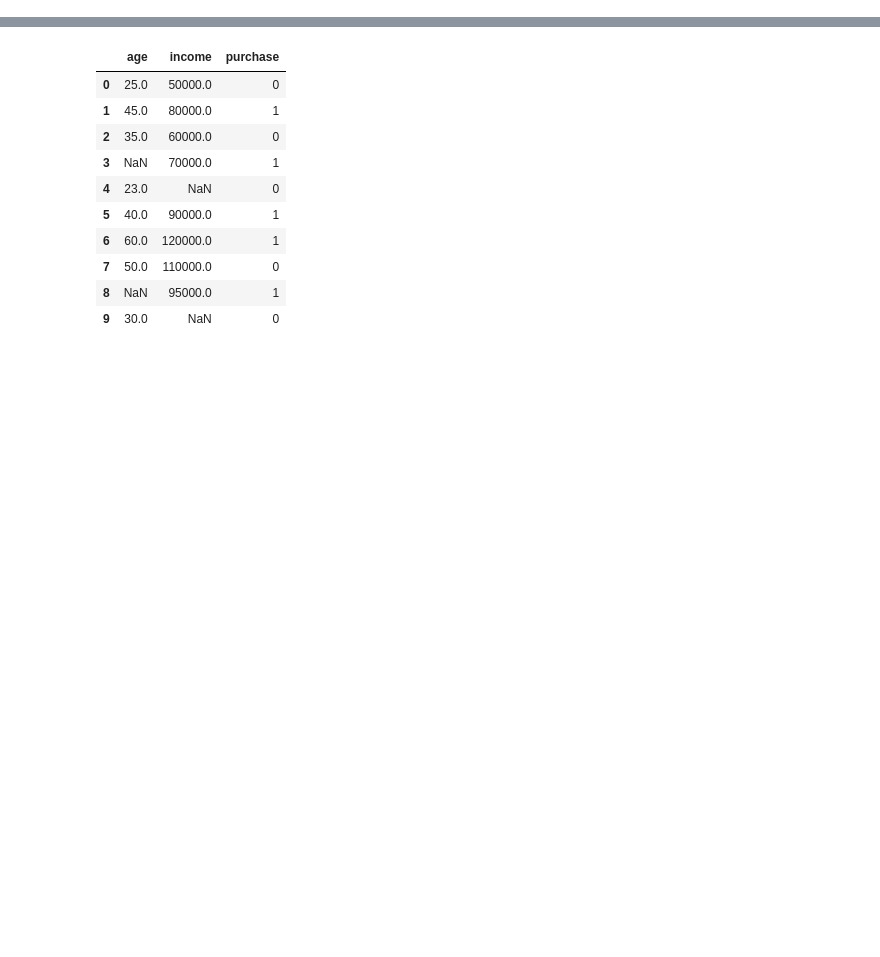
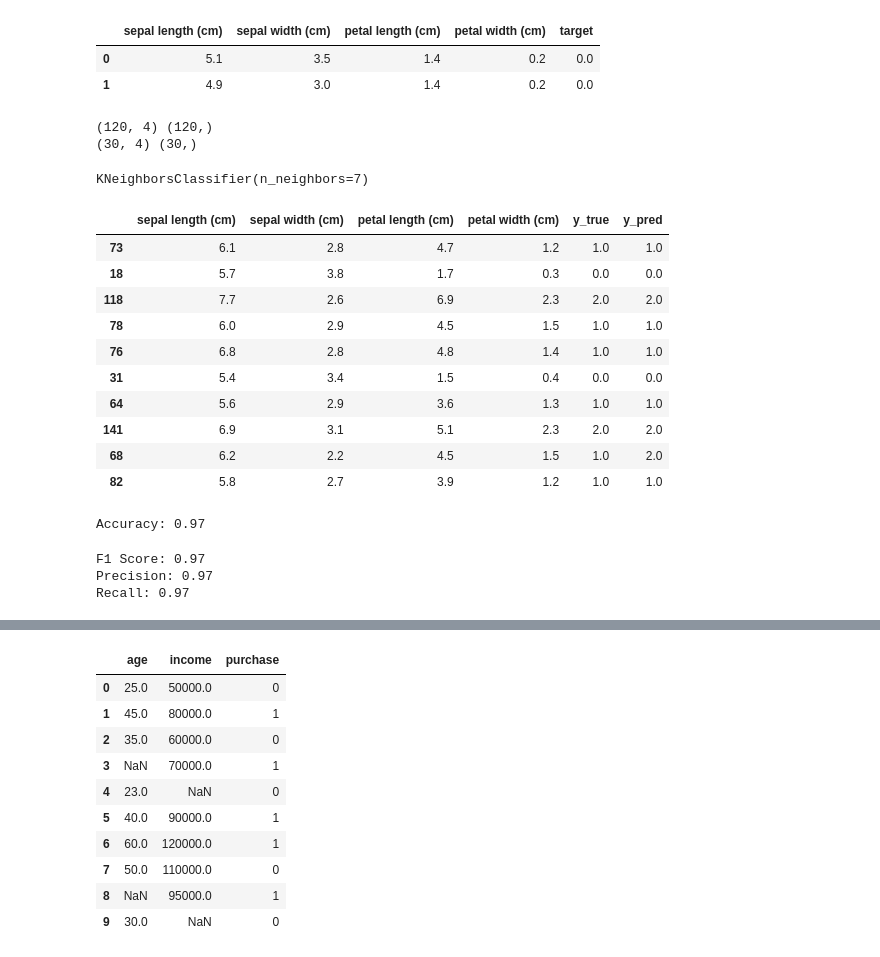
Before and after one commit to rahul8879/as_ds_course, a Jupyter notebook: Machine_learning/dummy_case_study/simple_ml_model.ipynb, the cells around one changed output, grey strips where cells are left out. Saved outputs shown, nothing was run; the diff lists cells and outputs as text; code cells hidden in the pictures; blank space fills up the shorter version.

```diff
--- a/Machine_learning/dummy_case_study/simple_ml_model.ipynb
+++ b/Machine_learning/dummy_case_study/simple_ml_model.ipynb
@@ -7,3 +5,77 @@ import scipy.stats as stats
 from sklearn.model_selection import train_test_split
 from sklearn.metrics import accuracy_score,confusion_matrix,f1_score,precision_score,recall_score
 from sklearn.neighbors import KNeighborsClassifier
+# %%
+# iris dataset
+from sklearn.datasets import load_iris
+iris = load_iris()
+X = iris.data
+y = iris.target
+df = pd.DataFrame(data= np.c_[iris['data'], iris['target']],
+                  columns= iris['feature_names'] + ['target'])
+
+df.head(2)
+# %% [output]
+|  | sepal length (cm) | sepal width (cm) | petal length (cm) | petal width (cm) | target |
+| 0 | 5.1 | 3.5 | 1.4 | 0.2 | 0.0 |
+| 1 | 4.9 | 3.0 | 1.4 | 0.2 | 0.0 |
+# %%
+X = df.drop('target', axis=1)
+y = df['target']
+# %%
+# splitting the data
+X_train, X_test, y_train, y_test = train_test_split(X, y, test_size=0.2, random_state=42)
+
+print(X_train.shape, y_train.shape)
+print(X_test.shape, y_test.shape)
+# %% [output]
+(120, 4) (120,)
+(30, 4) (30,)
+# %%
+# lets build a simple model using KNN algorithm
+knn = KNeighborsClassifier(n_neighbors=7)
+knn.fit(X_train, y_train)
+# %% [output]
+KNeighborsClassifier(n_neighbors=7)
+# %%
+# lest do the prediction
+y_pred = knn.predict(X_test)
+
+# lest plug ye_pred in test data
+
+df_test = X_test.copy()
+df_test['y_true'] = y_test
+df_test['y_pred'] = y_pred
+df_test.head(10)
+# %% [output]
+|  | sepal length (cm) | sepal width (cm) | petal length (cm) | petal width (cm) | y_true | y_pred |
+| 73 | 6.1 | 2.8 | 4.7 | 1.2 | 1.0 | 1.0 |
+| 18 | 5.7 | 3.8 | 1.7 | 0.3 | 0.0 | 0.0 |
+| 118 | 7.7 | 2.6 | 6.9 | 2.3 | 2.0 | 2.0 |
+| 78 | 6.0 | 2.9 | 4.5 | 1.5 | 1.0 | 1.0 |
+| 76 | 6.8 | 2.8 | 4.8 | 1.4 | 1.0 | 1.0 |
+| 31 | 5.4 | 3.4 | 1.5 | 0.4 | 0.0 | 0.0 |
+| 64 | 5.6 | 2.9 | 3.6 | 1.3 | 1.0 | 1.0 |
+| 141 | 6.9 | 3.1 | 5.1 | 2.3 | 2.0 | 2.0 |
+| 68 | 6.2 | 2.2 | 4.5 | 1.5 | 1.0 | 2.0 |
+| 82 | 5.8 | 2.7 | 3.9 | 1.2 | 1.0 | 1.0 |
+# %%
+# lets compute the accuracy
+accuracy = accuracy_score(y_test, y_pred)
+print(f'Accuracy: {accuracy:.2f}')
+# %% [output]
+Accuracy: 0.97
+# %%
+# f1 score
+f1 = f1_score(y_test, y_pred, average='weighted')
+print(f'F1 Score: {f1:.2f}')
+# precision
+precision = precision_score(y_test, y_pred, average='weighted')
+print(f'Precision: {precision:.2f}')
+# recall
+recall = recall_score(y_test, y_pred, average='weighted')
+print(f'Recall: {recall:.2f}')
+# %% [output]
+F1 Score: 0.97
+Precision: 0.97
+Recall: 0.97
```
Also changed, not shown: parts of 2 cells of this notebook, 17 other files.
